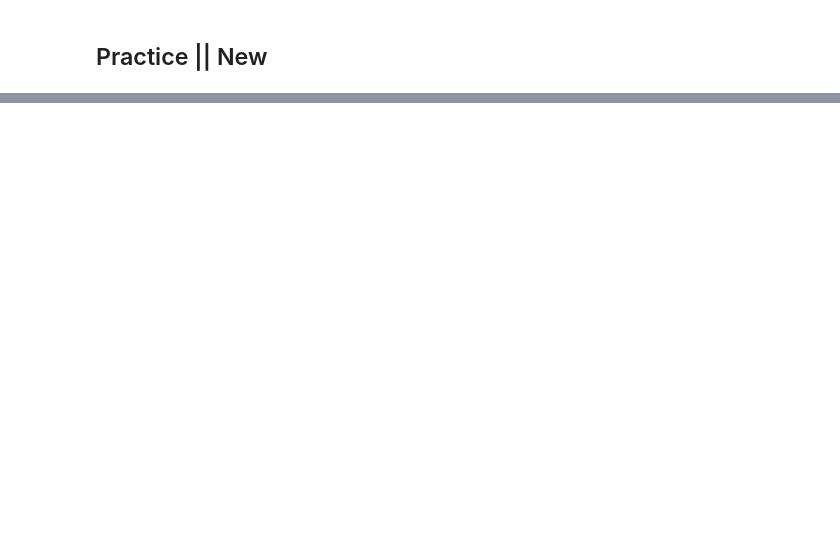
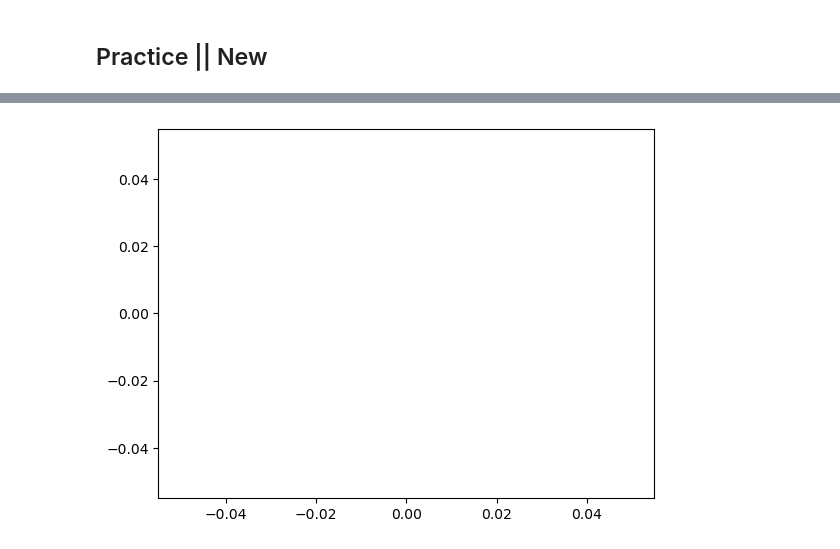
Before and after one commit to Reon-1/ML_Learn, a Jupyter notebook: matplotlib/Matplotlib.ipynb, the cells around one changed output, grey strips where cells are left out. Cells and saved outputs as stored; diff of their text form; code cells hidden in the pictures; blank space fills up the shorter version.

```diff
--- a/matplotlib/Matplotlib.ipynb
+++ b/matplotlib/Matplotlib.ipynb
@@ -182,0 +194,5 @@ plt.show()                 #spiral scatter plot
+# %%
+plt.plot()
+plt.show()
+# %% [output]
+[figure, added]
```
Also changed, not shown: parts of 10 cells of this notebook, 7 other files.
